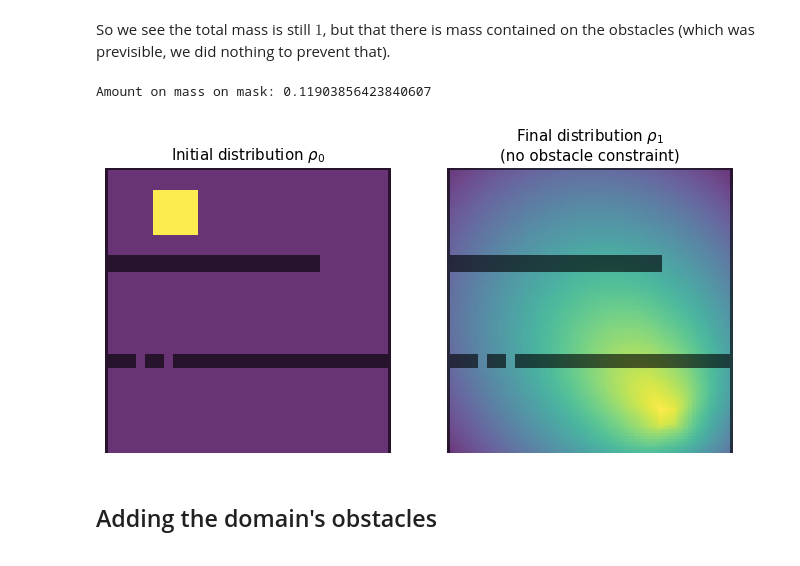
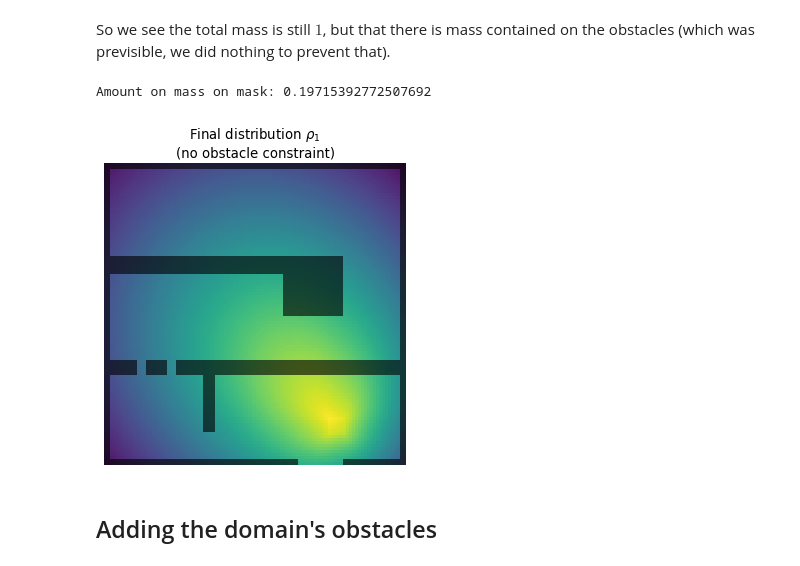
Before and after one commit to ManifoldFR/mva-optimaltransport, a Jupyter notebook: project/room.ipynb, the cells around one changed output. Saved outputs shown, nothing was run; the diff lists cells and outputs as text; code cells hidden in the pictures.

```diff
--- a/project/room.ipynb
+++ b/project/room.ipynb
@@ -47,14 +47,14 @@ def plot_domain(mask, cax=None, cmap=cm.Greys, extent=extent, **kwargs):
     if not 'alpha' in kwargs:
         kwargs['alpha'] = 0.62
     kwargs['cmap'] = cmap
-    cax.imshow(mask, origin='lower', extent=extent,
+    return cax.imshow(mask, origin='lower', extent=extent,
                interpolation='none', zorder=5, **kwargs)
 
 def plot_measure(a, cax=None, cmap=cm.viridis, extent=extent, **kwargs):
     if cax is None:
         cax = plt.gca()
     kwargs['cmap'] = cmap
-    cax.imshow(a, origin='lower', extent=extent,
+    return cax.imshow(a, origin='lower', extent=extent,
                interpolation='none', **kwargs)
 
 def send_zero_transparent(a):
@@ -64,10 +64,13 @@ def send_zero_transparent(a):
 # %%
 # Obstacle domain
 mask = ((0.64 <= yg) & (yg <= 0.7)) & (xg <= 0.75)
-mask[:] = mask | ((0.3<= yg) & (yg <= 0.34)) &\
-                  ((xg <= 0.10) | (xg >= 0.24) | ((xg >=0.14) & (xg<=0.2)))
-mask[:] = mask | ((xg <= 0.001) | (xg >= 0.999))
-mask[:] = mask | ((yg >= 0.999))
+mask[:] = mask | ((0.3 <= yg) & (yg <= 0.34)) &\
+    ((xg <= 0.10) | (xg >= 0.24) | ((xg >= 0.14) & (xg <= 0.2)))
+mask[:] = mask | ((xg <= 0.015) | (xg >= 0.985))
+mask[:] = mask | ((yg >= 0.985))
+mask[:] = mask | ((yg <= 0.015) & ((xg <= 0.64) | (xg >= 0.8)))
+mask[:] = mask | ((np.abs(xg - 0.7) < 0.1) & (np.abs(yg - 0.6) < 0.1))
+mask[:] = mask | ((np.abs(xg - 0.34) < 0.02) & (np.abs(yg - 0.2) < 0.1))
 
 obstacle_idx = np.argwhere(mask)
 
@@ -284,24 +290,25 @@ So we see the total mass is still $1$, but that there is mass contained on the o
 # %%
 print("Amount on mass on mask:", np.sum(rho_final * mask))
 # %% [output]
-Amount on mass on mask: 0.11903856423840607
+Amount on mass on mask: 0.19715392772507692
 # %%
-fig = plt.figure(figsize=(9, 8), dpi=90)
+#fig = plt.figure(figsize=(9, 8), dpi=90)
+fig = plt.figure()
 
-alpha_m = 0.8
-plt.subplot(121)
-plot_measure(rho_0, alpha=alpha_m)
-plot_domain(domain_img)
-plt.title("Initial distribution $\\rho_0$")
-plt.axis('off');
+alphm = 0.95
+#plt.subplot(121)
+#plot_measure(rho_0, alpha=alphm)
+#plot_domain(domain_img)
+#plt.title("Initial distribution $\\rho_0$")
+#plt.axis('off');
 
-plt.subplot(122)
-plot_measure(rho_final, alpha=alpha_m)
+#plt.subplot(122)
+plot_measure(rho_final, alpha=alphm)
 plot_domain(domain_img)
 plt.title("Final distribution $\\rho_1$\n(no obstacle constraint)")
 plt.axis('off');
 # %% [output]
-[figure, old version]
+[figure, new version]
 # %%
 fig.savefig("images/fuzzy_transport_noobstacle.png", bbox_inches='tight')
 # %% [markdown]
```
Also changed, not shown: parts of 24 cells of this notebook, 17 other files.
